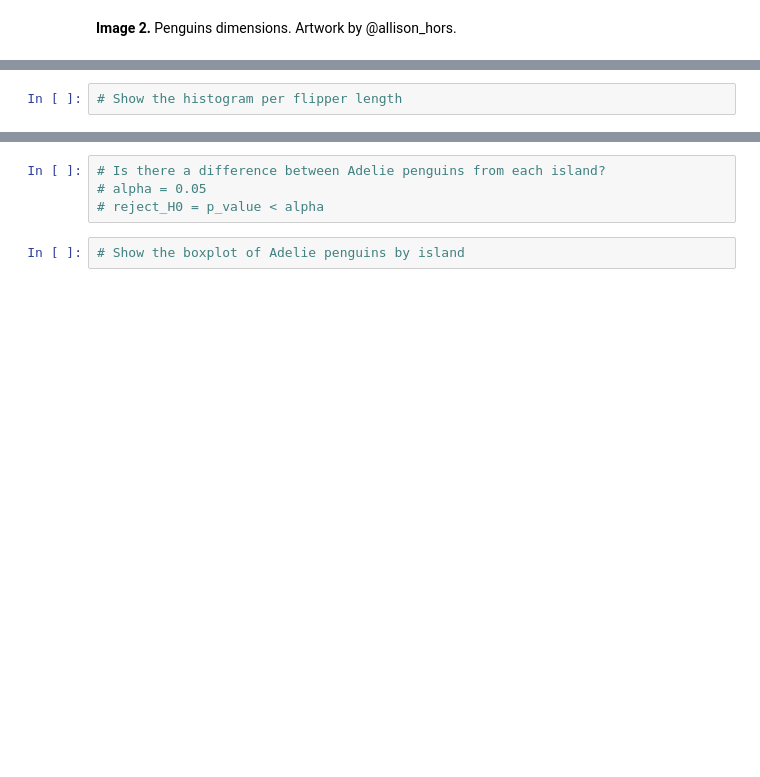
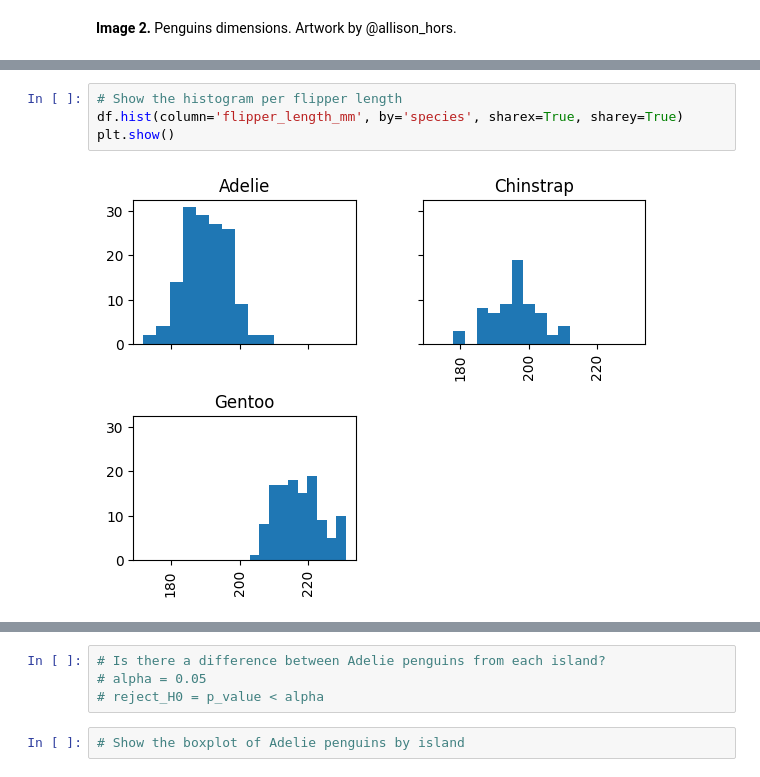
Before and after one commit to rodri-iot/pinguinos_palmer, a Jupyter notebook: Lesson_6.ipynb, the cells around one changed output, grey strips where cells are left out. Cells and saved outputs as stored; diff of their text form; blank space fills up the shorter version.

```diff
--- a/Lesson_6.ipynb
+++ b/Lesson_6.ipynb
@@ -41,4 +161,8 @@ df = pd.read_csv(url)
 # %%
 # Show the histogram per flipper length
+df.hist(column='flipper_length_mm', by='species', sharex=True, sharey=True)
+plt.show()
+# %% [output]
+[figure, added]
 # %%
 # Show a boxplot of body mass per species
```
Also changed, not shown: parts of 16 cells of this notebook.
